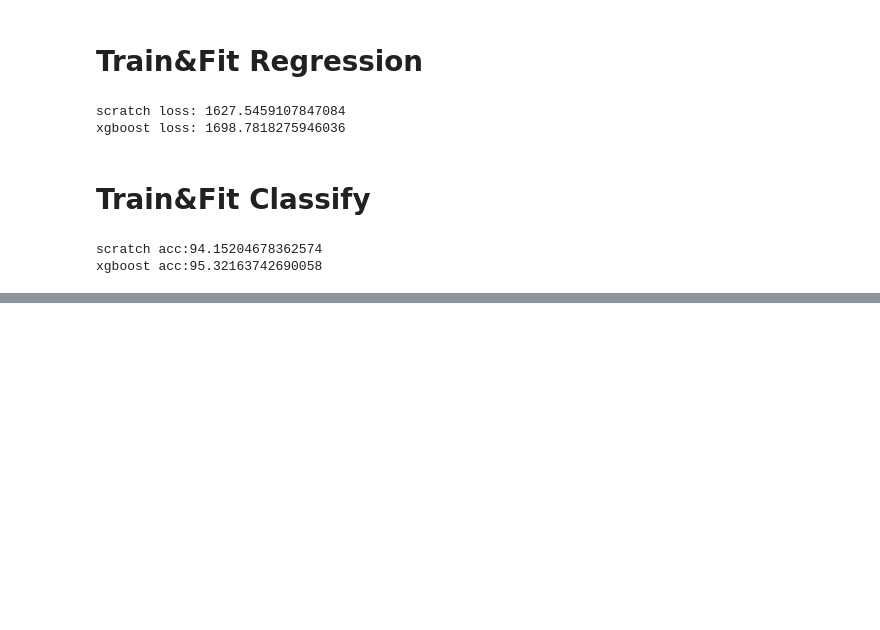
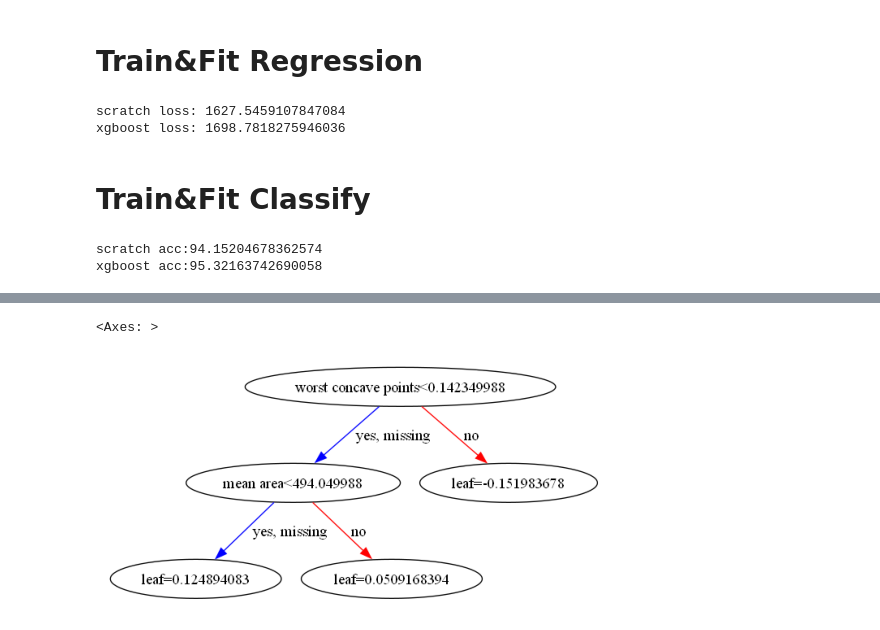
Before and after one commit to owenliang/xgboost-py, a Jupyter notebook: xgboost.ipynb, the cells around one changed output, grey strips where cells are left out. Saved outputs shown, nothing was run; the diff lists cells and outputs as text; code cells hidden in the pictures; blank space fills up the shorter version.

```diff
--- a/xgboost.ipynb
+++ b/xgboost.ipynb
@@ -35,6 +42,9 @@ class TreeBooster():
         self.params = params
         self.max_depth = max_depth
         assert self.max_depth >= 0, 'max_depth must be nonnegative'
+
+        self.learning_rate = self.params['learning_rate'] if self.params['learning_rate'] else 0.3
+
         self.min_child_weight = params['min_child_weight'] if params['min_child_weight'] else 1.0
         self.colsample_bynode = params['colsample_bynode'] if params['colsample_bynode'] else 1.0
 
@@ -125,6 +135,24 @@ class TreeBooster():
     def predict(self, X):
         return np.array([self._predict_row(row) for i, row in X.iterrows()])
 
+    def get_score_by_weight(self,scores):
+        if self.is_leaf:
+            return
+        scores[self.split_feature_idx]+=1.0
+        self.left.get_score_by_weight(scores)
+        self.right.get_score_by_weight(scores)
+
+    def plot_tree(self,dot,feature_names,parent,is_left=False):
+        if self.is_leaf:
+            dot.node(str(id(self)), f'left={self.value*self.learning_rate}') # 仿照xgboost，这里要乘以学习率再画出来，就像boosting推理过程一样
+        else:
+            dot.node(str(id(self)), f'{feature_names[self.split_feature_idx]}<={self.threshold}')
+            self.left.plot_tree(dot,feature_names,self,is_left=True)
+            self.right.plot_tree(dot,feature_names,self,is_left=False)
+        if parent:
+            dot.edge(str(id(parent)),str(id(self)),label='yes' if is_left else 'no')
+        return dot
+
     # 预测就是根据树的结构，将样本落入到某个叶子节点，得到该叶子节点的Wj
     def _predict_row(self, row):
         if self.is_leaf:
@@ -162,6 +190,24 @@ class XGBoostModel():
     def predict(self, X):
         # 逐步提升预测值
         return (self.base_prediction + self.learning_rate * np.sum([booster.predict(X) for booster in self.boosters], axis=0))
+
+    # 特征重要性
+    def get_score(self, importance_type='weight'):
+        if importance_type not in ['weight']:
+            raise ValueError('Invalid importance_type')
+
+        # feature inddx -> score
+        scores=defaultdict(int)
+
+        if importance_type == 'weight':
+            for booster in self.boosters:
+                booster.get_score_by_weight(scores)
+        return scores
+
+    # 绘制树图像
+    def plot_tree(self,feature_names,num_trees=0):
+        dot = Digraph(comment=f'Booster Tree {num_trees}')
+        return self.boosters[num_trees].plot_tree(dot,feature_names,None)
 # %% [markdown]
 # Train&Fit Regression
 # %%
@@ -288,0 +378,6 @@ xgboost acc:95.32163742690058
+# %%
+# 画出第5棵树
+xgb.plot_tree(model_xgb,num_trees=5)
+# %% [output]
+<Axes: >
+[figure, added]
```
Also changed, not shown: parts of 7 cells of this notebook.
